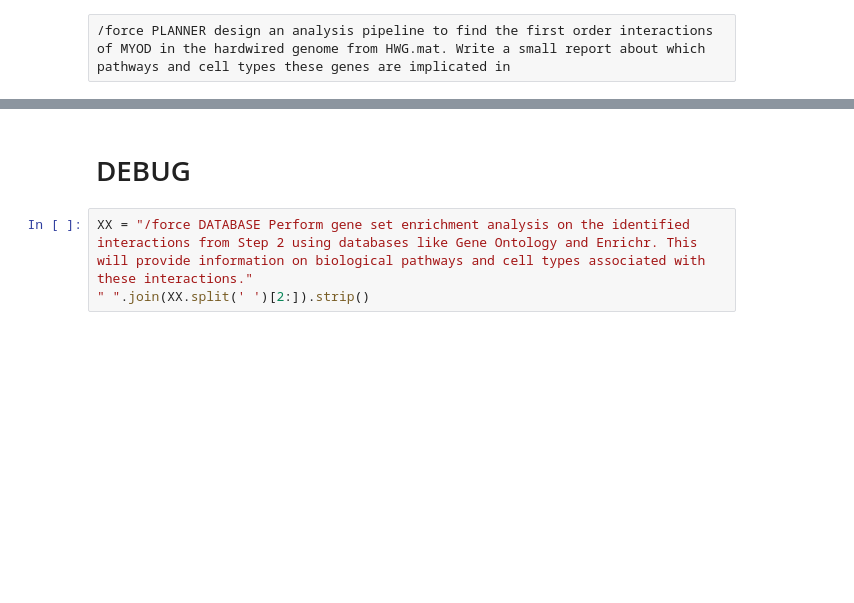
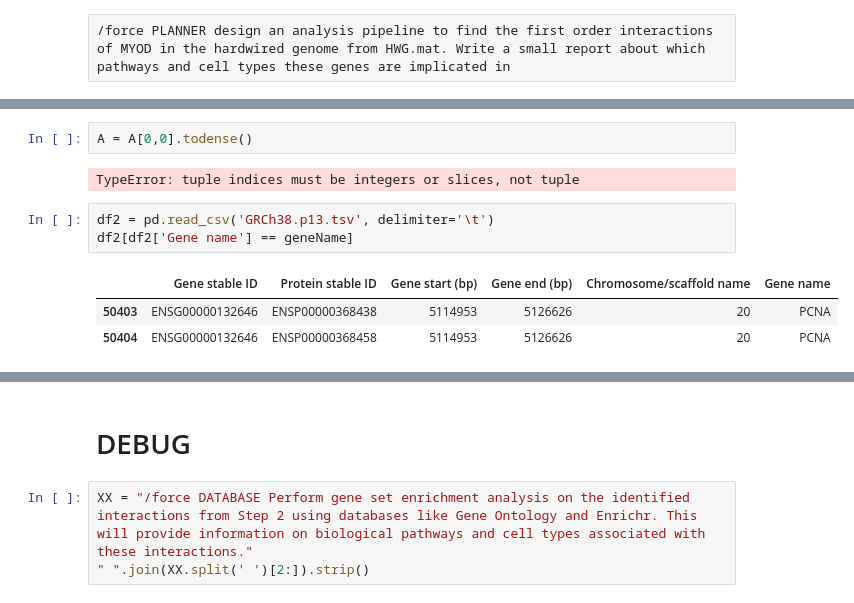
Before and after one commit to Jpickard1/BRAD, a Jupyter notebook: tutorials/planner/planner.ipynb, the cells around one changed output, grey strips where cells are left out. Drawn from its saved outputs; the diff is of its cells as text; blank space fills up the shorter version.

```diff
--- a/tutorials/planner/planner.ipynb
+++ b/tutorials/planner/planner.ipynb
@@ -136,0 +223,11 @@ This output should be exactly one line and no longer. Stop the response after th
+# %%
+A = A[0,0].todense()
+# %% [output]
+TypeError: tuple indices must be integers or slices, not tuple
+# %%
+df2 = pd.read_csv('GRCh38.p13.tsv', delimiter='\t')
+df2[df2['Gene name'] == geneName]
+# %% [output]
+|  | Gene stable ID | Protein stable ID | Gene start (bp) | Gene end (bp) | Chromosome/scaffold name | Gene name |
+| 50403 | ENSG00000132646 | ENSP00000368438 | 5114953 | 5126626 | 20 | PCNA |
+| 50404 | ENSG00000132646 | ENSP00000368458 | 5114953 | 5126626 | 20 | PCNA |
```
Also changed, not shown: parts of 17 cells of this notebook, 8 other files.
